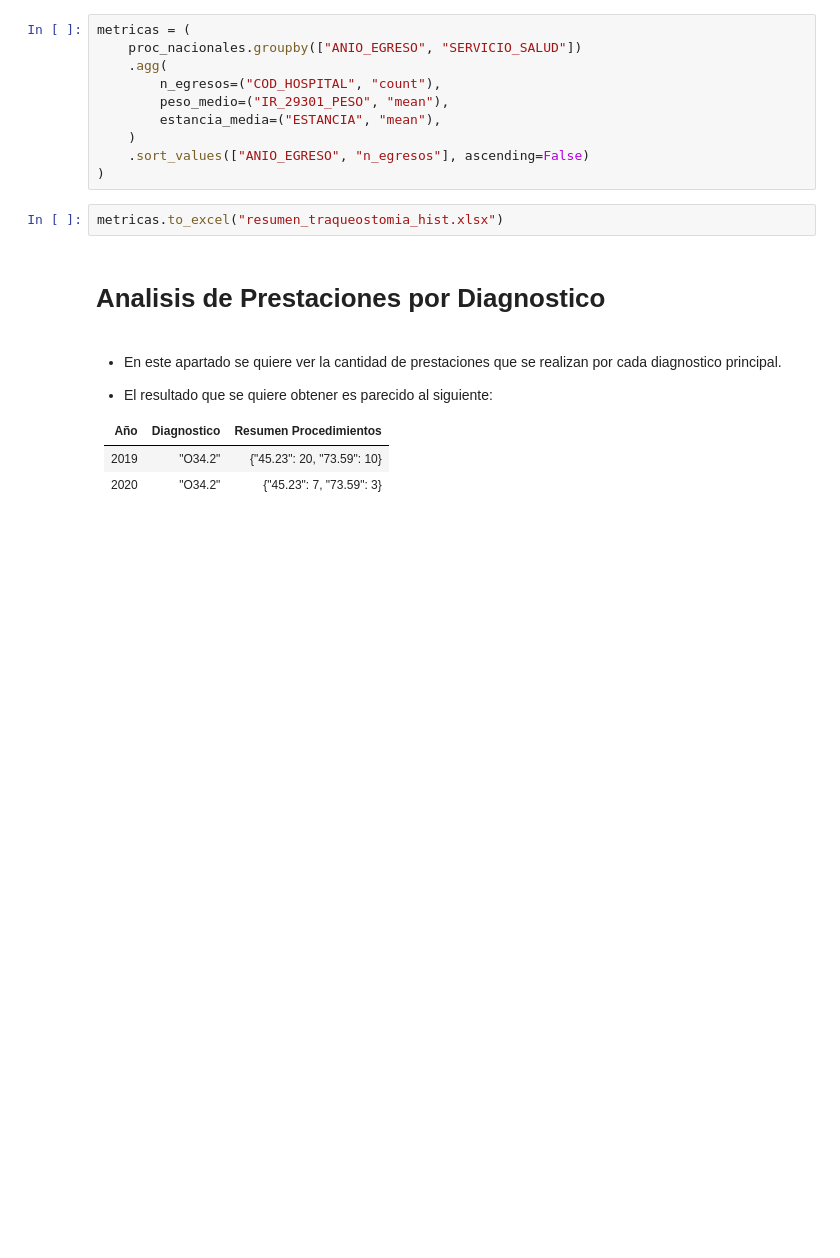
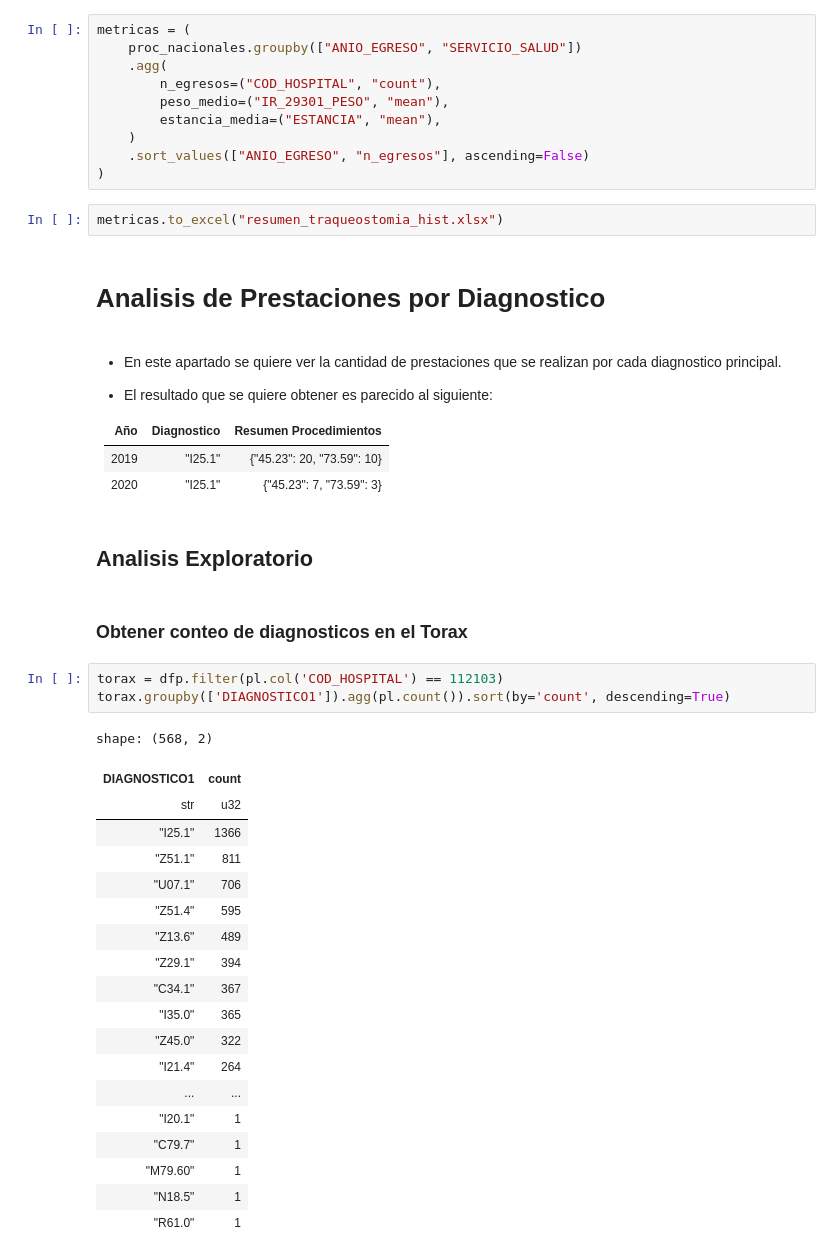
Before and after one commit to JavierRojas14/grd, a Jupyter notebook: analisis.ipynb, the cells around one changed output. Cells and saved outputs as stored; diff of their text form; blank space fills up the shorter version.

```diff
--- a/analisis.ipynb
+++ b/analisis.ipynb
@@ -205,5 +205,32 @@ principal.
 
 |Año|Diagnostico|Resumen Procedimientos|
 |---|-----------|----------------------|
-|2019|"O34.2"|{"45.23": 20, "73.59": 10}|
-|2020|"O34.2"|{"45.23": 7, "73.59": 3}|
+|2019|"I25.1"|{"45.23": 20, "73.59": 10}|
+|2020|"I25.1"|{"45.23": 7, "73.59": 3}|
+# %% [markdown]
+## Analisis Exploratorio
+# %% [markdown]
+### Obtener conteo de diagnosticos en el Torax
+# %%
+torax = dfp.filter(pl.col('COD_HOSPITAL') == 112103)
+torax.groupby(['DIAGNOSTICO1']).agg(pl.count()).sort(by='count', descending=True)
+# %% [output]
+shape: (568, 2)
+| DIAGNOSTICO1 | count |
+| str | u32 |
+| "I25.1" | 1366 |
+| "Z51.1" | 811 |
+| "U07.1" | 706 |
+| "Z51.4" | 595 |
+| "Z13.6" | 489 |
+| "Z29.1" | 394 |
+| "C34.1" | 367 |
+| "I35.0" | 365 |
+| "Z45.0" | 322 |
+| "I21.4" | 264 |
+| ... | ... |
+| "I20.1" | 1 |
+| "C79.7" | 1 |
+| "M79.60" | 1 |
+| "N18.5" | 1 |
+| "R61.0" | 1 |
```
Also changed, not shown: parts of 4 cells of this notebook.
